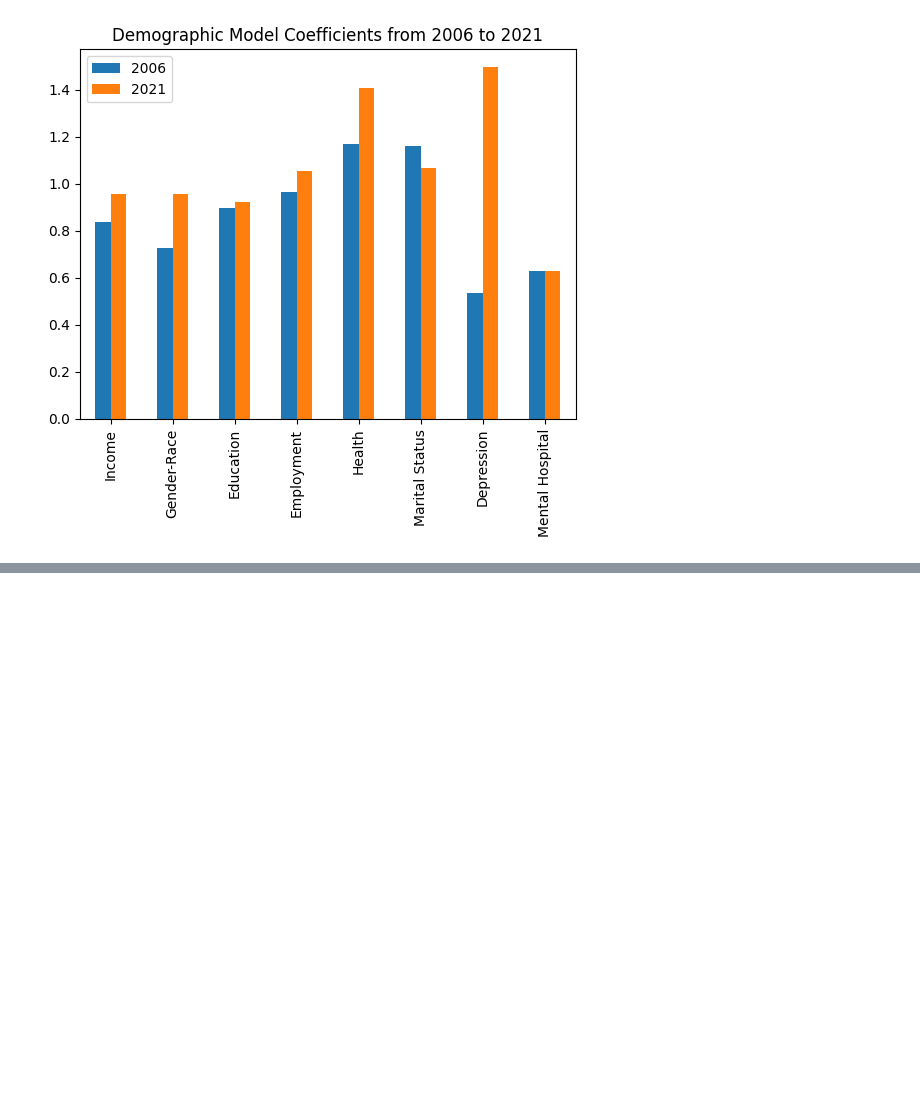
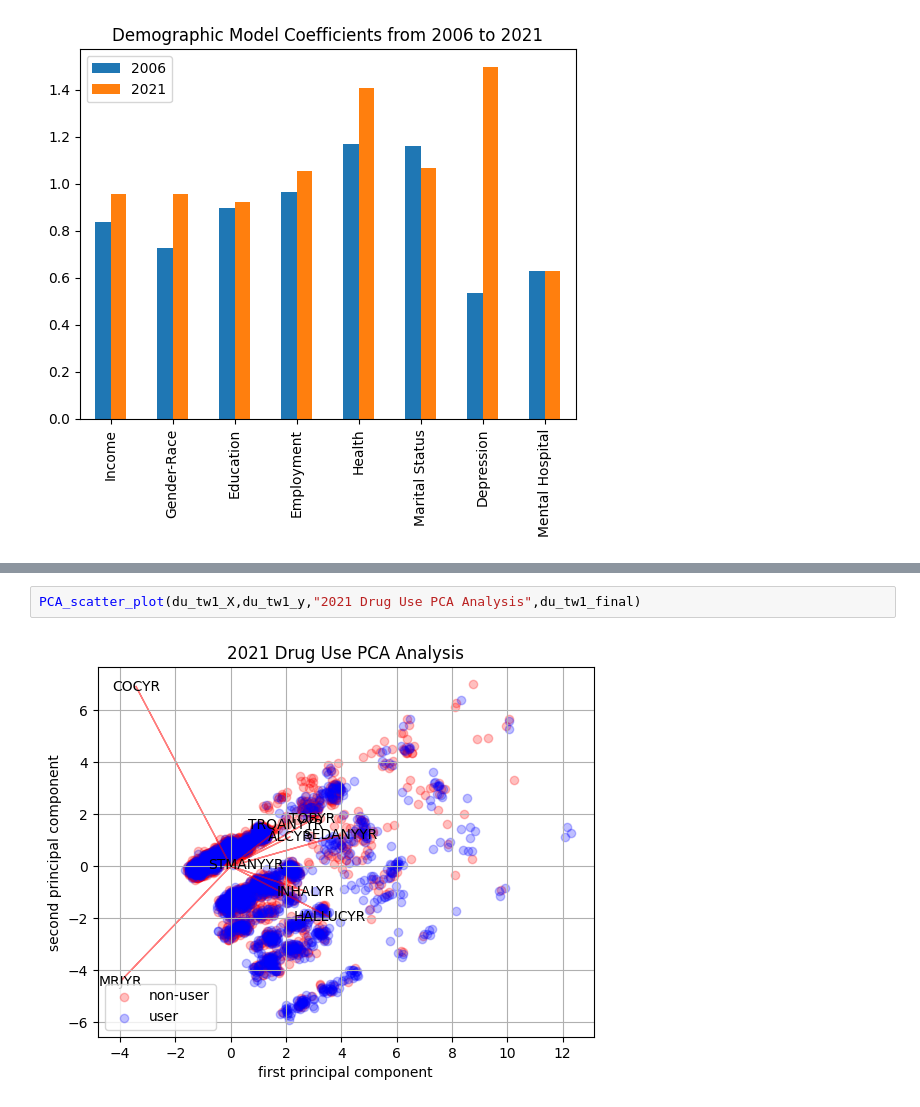
Before and after one commit to HotelTango314/dsa5900, a Jupyter notebook: NSDUH_Explore.ipynb, the cells around one changed output, grey strips where cells are left out. Saved outputs shown, nothing was run; the diff lists cells and outputs as text; blank space fills up the shorter version.

```diff
--- a/NSDUH_Explore.ipynb
+++ b/NSDUH_Explore.ipynb
@@ -1422,0 +1484,4 @@ coef_tw1:  [0.9588227505662315, 0.9585804806217393, 0.9245573624329654, 1.055639
+# %%
+PCA_scatter_plot(du_tw1_X,du_tw1_y,"2021 Drug Use PCA Analysis",du_tw1_final)
+# %% [output]
+[figure, added]
```
Also changed, not shown: parts of 9 cells of this notebook.
